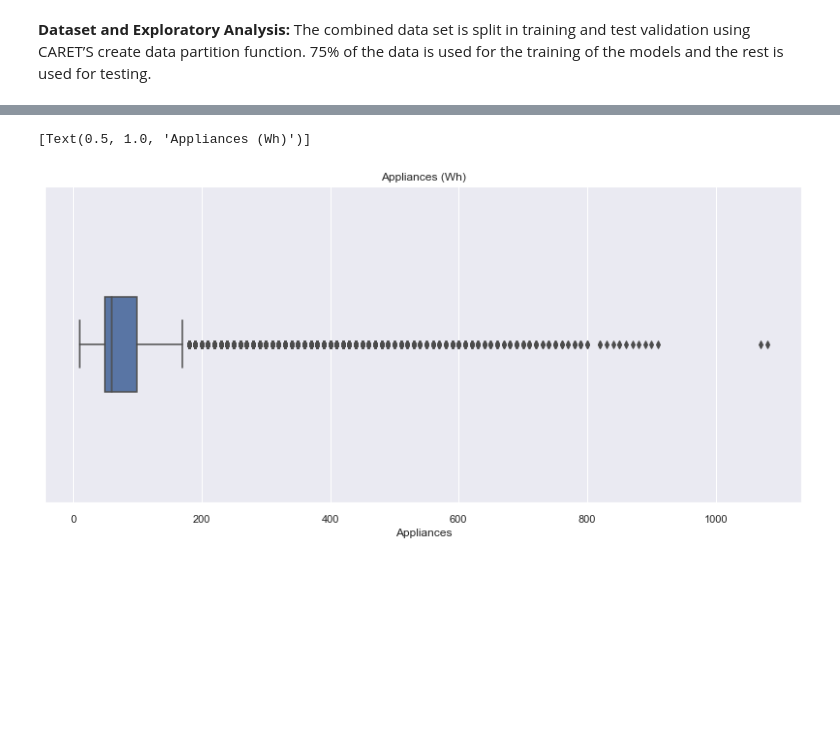
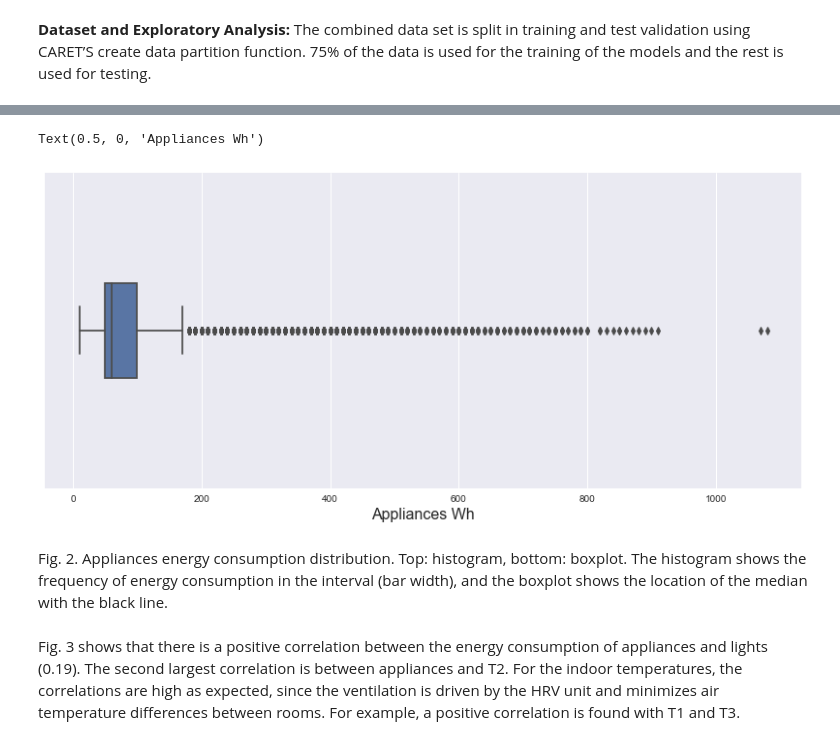
Before and after one commit to mona-piya/DS-portfolio-s1-2021-MonaMunegan, a Jupyter notebook: Portfolio 2.ipynb, the cells around one changed output, grey strips where cells are left out. Cells and saved outputs as stored; diff of their text form; code cells hidden in the pictures; blank space fills up the shorter version.

```diff
--- a/Portfolio 2.ipynb
+++ b/Portfolio 2.ipynb
@@ -103,4 +77,0 @@ plt.show()
-# %%
-sns.set_theme(style="darkgrid")
-plt.figure(figsize=(14,6))
-sns.histplot(data['Appliances']).set(title='Histogram of Appliances')
@@ -110,6 +89,11 @@ sns.histplot(data['Appliances']).set(title='Histogram of Appliances')
 # %%
 plt.figure(figsize=(14,6))
-sns.boxplot(x='Appliances', data=data, width=0.3).set(title = 'Appliances (Wh)')
+sns.boxplot(x='Appliances', data=data, width=0.3)
+plt.xlabel('Appliances Wh', fontsize = 16)
 # %% [output]
-[Text(0.5, 1.0, 'Appliances (Wh)')]
+Text(0.5, 0, 'Appliances Wh')
-[figure, old version]
+[figure, new version]
+# %% [markdown]
+Fig. 2. Appliances energy consumption distribution. Top: histogram, bottom: boxplot. The histogram shows the frequency of energy consumption in the interval (bar width), and the boxplot shows the location of the median with the black line.
+# %% [markdown]
+Fig. 3 shows that there is a positive correlation between the energy consumption of appliances and lights (0.19). The second largest correlation is between appliances and T2. For the indoor temperatures, the correlations are high as expected, since the ventilation is driven by the HRV unit and minimizes air temperature differences between rooms. For example, a positive correlation is found with T1 and T3.
```
Also changed, not shown: parts of 26 cells of this notebook.
